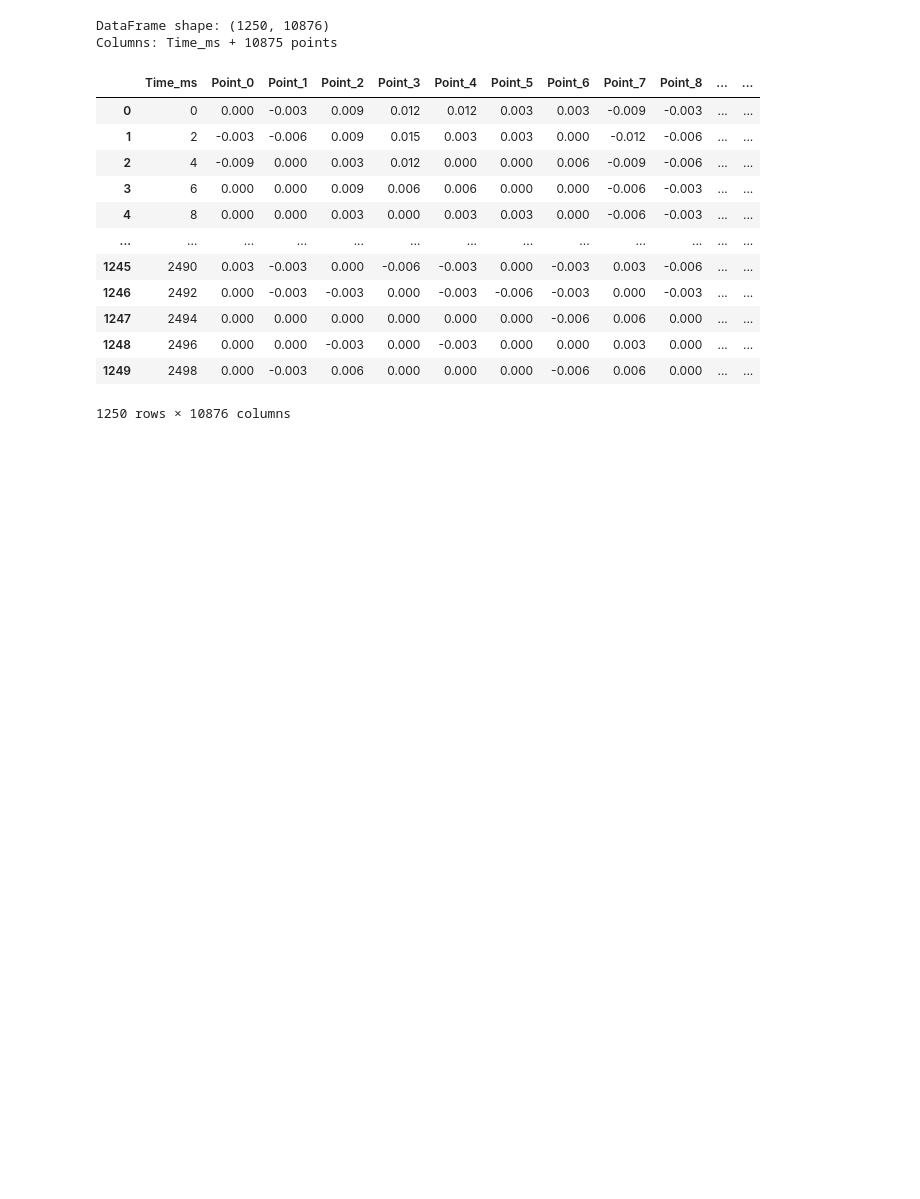
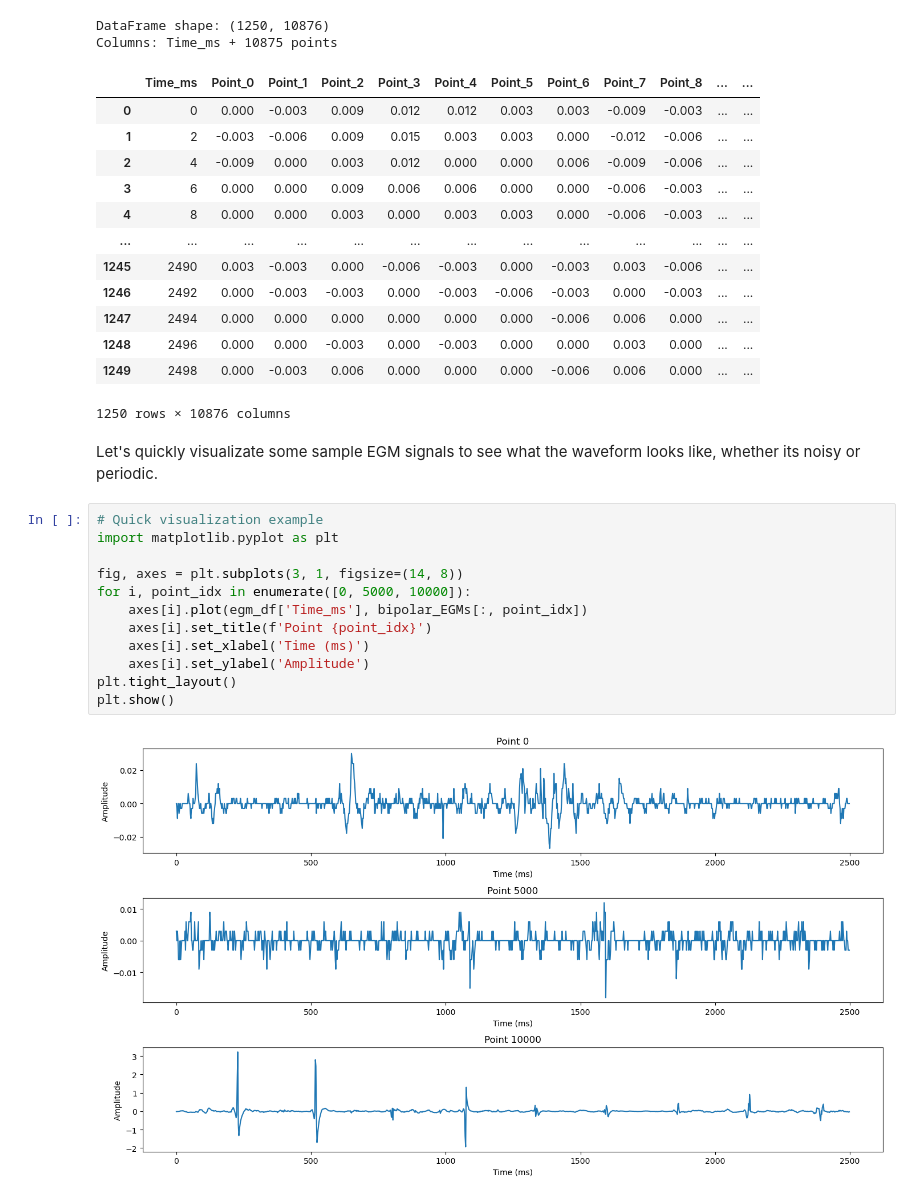
Before and after one commit to javierferna/atrialfib-forecast, a Jupyter notebook: ExploreEGMs.ipynb, the cells around one changed output. Cells and saved outputs as stored; diff of their text form; blank space fills up the shorter version.

```diff
--- a/ExploreEGMs.ipynb
+++ b/ExploreEGMs.ipynb
@@ -106,3 +106,19 @@ Columns: Time_ms + 10875 points
 | 1248 | 2496 | 0.000 | 0.000 | -0.003 | 0.000 | -0.003 | 0.000 | 0.000 | 0.003 | 0.000 | ... | ... |
 | 1249 | 2498 | 0.000 | -0.003 | 0.006 | 0.000 | 0.000 | 0.000 | -0.006 | 0.006 | 0.000 | ... | ... |
 1250 rows × 10876 columns
+# %% [markdown]
+Let's quickly visualizate some sample EGM signals to see what the waveform looks like, whether its noisy or periodic.
+# %%
+# Quick visualization example
+import matplotlib.pyplot as plt
+
+fig, axes = plt.subplots(3, 1, figsize=(14, 8))
+for i, point_idx in enumerate([0, 5000, 10000]):
+    axes[i].plot(egm_df['Time_ms'], bipolar_EGMs[:, point_idx])
+    axes[i].set_title(f'Point {point_idx}')
+    axes[i].set_xlabel('Time (ms)')
+    axes[i].set_ylabel('Amplitude')
+plt.tight_layout()
+plt.show()
+# %% [output]
+[figure, added]
```
Also changed, not shown: parts of 18 cells of this notebook.
